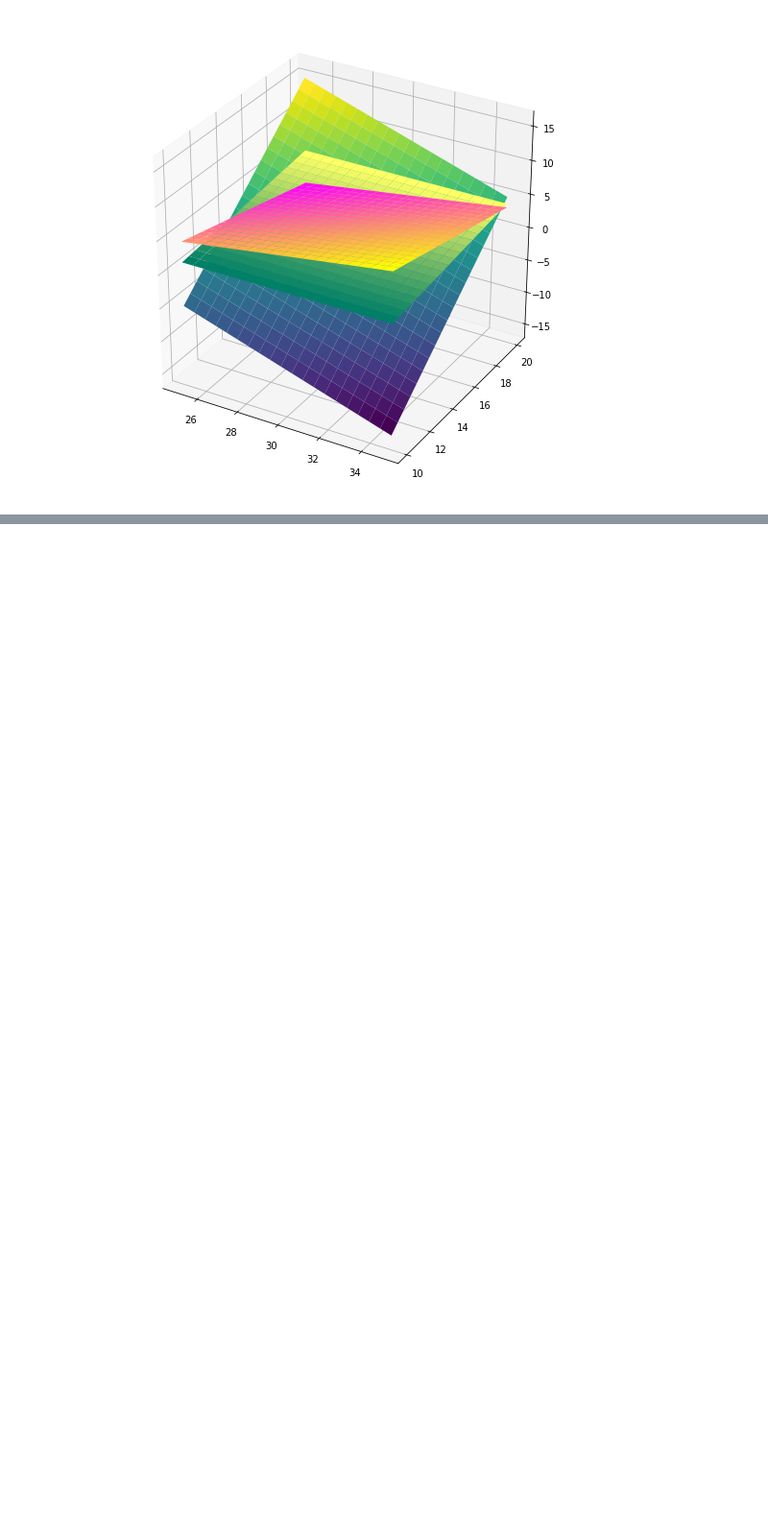
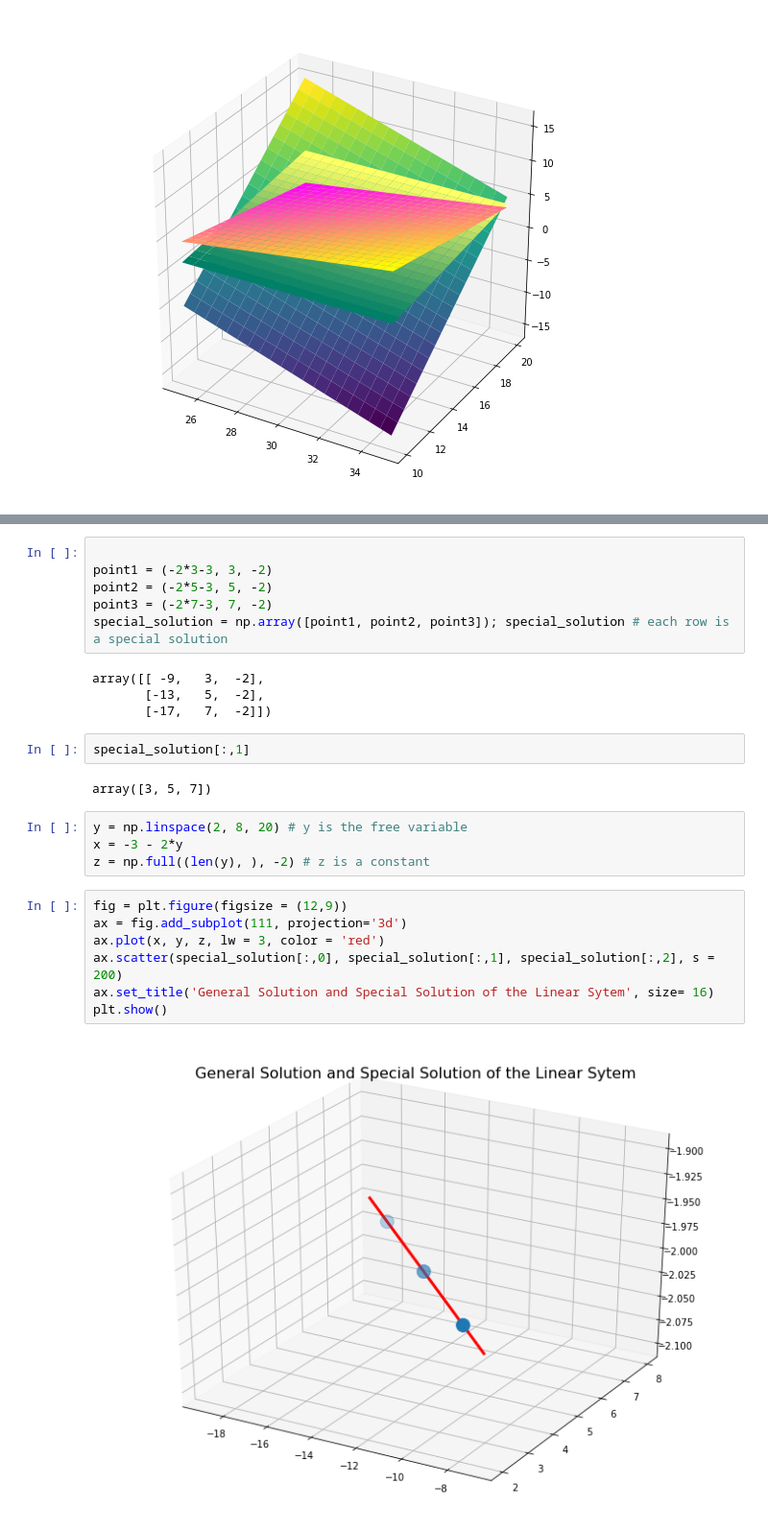
Before and after one commit to thanethereal/Data-Science-Roadmap, a Jupyter notebook: Linear_Algebra/Chapter1.ipynb, the cells around one changed output, grey strips where cells are left out. Shown at 96% size. Drawn from its saved outputs; the diff is of its cells as text; blank space fills up the shorter version.

```diff
--- a/Linear_Algebra/Chapter1.ipynb
+++ b/Linear_Algebra/Chapter1.ipynb
@@ -128,0 +136,27 @@ plt.show()
+# %%
+
+point1 = (-2*3-3, 3, -2)
+point2 = (-2*5-3, 5, -2)
+point3 = (-2*7-3, 7, -2)
+special_solution = np.array([point1, point2, point3]); special_solution # each row is a special solution
+# %% [output]
+array([[ -9,   3,  -2],
+       [-13,   5,  -2],
+       [-17,   7,  -2]])
+# %%
+special_solution[:,1]
+# %% [output]
+array([3, 5, 7])
+# %%
+y = np.linspace(2, 8, 20) # y is the free variable
+x = -3 - 2*y
+z = np.full((len(y), ), -2) # z is a constant
+# %%
+fig = plt.figure(figsize = (12,9))
+ax = fig.add_subplot(111, projection='3d')
+ax.plot(x, y, z, lw = 3, color = 'red')
+ax.scatter(special_solution[:,0], special_solution[:,1], special_solution[:,2], s = 200)
+ax.set_title('General Solution and Special Solution of the Linear Sytem', size= 16)
+plt.show()
+# %% [output]
+[figure, added]
```
Also changed, not shown: parts of 23 cells of this notebook.
